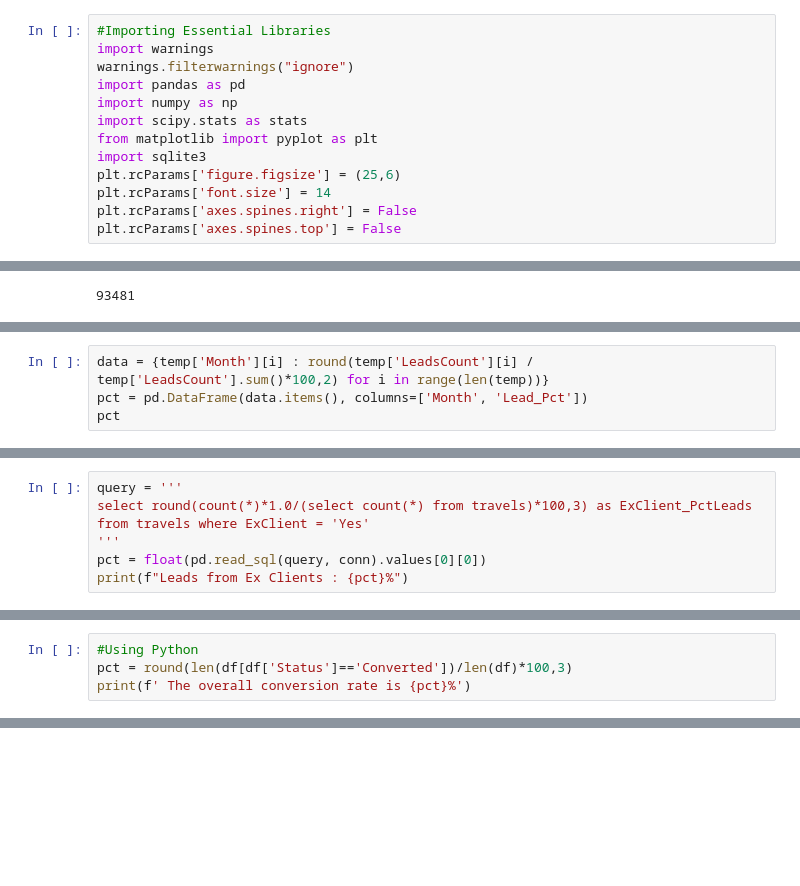
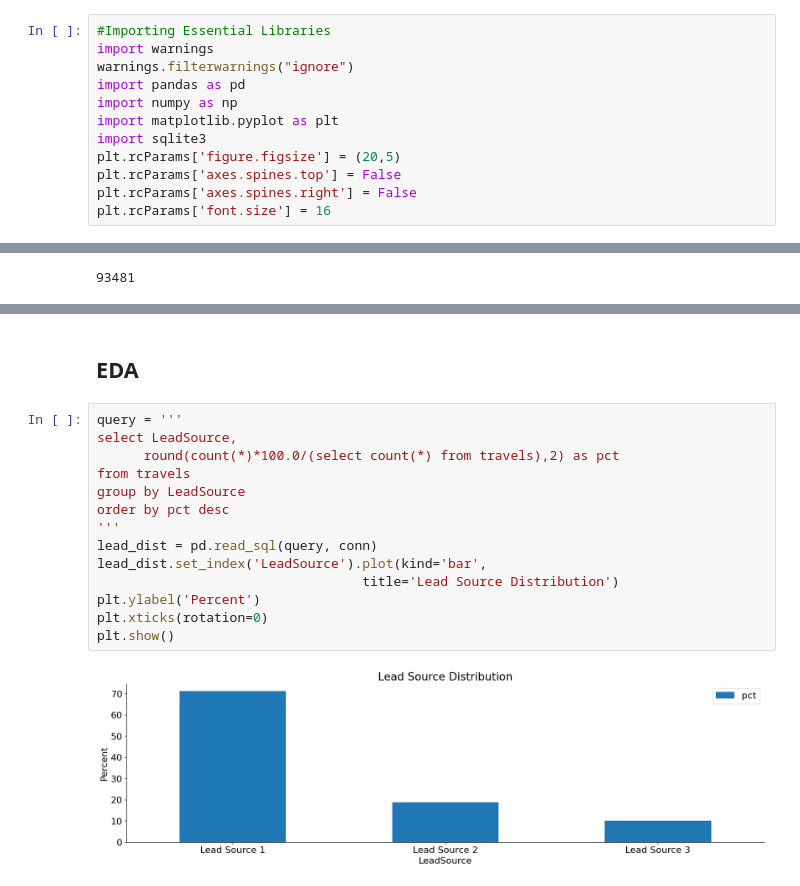
Before and after one commit to dakshbhatnagar/projects, a Jupyter notebook: sales_conversions/conversions.ipynb, the cells around one changed output, grey strips where cells are left out. Drawn from its saved outputs; the diff is of its cells as text; blank space fills up the shorter version.

```diff
--- a/sales_conversions/conversions.ipynb
+++ b/sales_conversions/conversions.ipynb
@@ -84,12 +57,11 @@ import warnings
 warnings.filterwarnings("ignore")
 import pandas as pd
 import numpy as np
-import scipy.stats as stats
-from matplotlib import pyplot as plt
+import matplotlib.pyplot as plt
 import sqlite3
-plt.rcParams['figure.figsize'] = (25,6)
-plt.rcParams['font.size'] = 14
+plt.rcParams['figure.figsize'] = (20,5)
+plt.rcParams['axes.spines.top'] = False
 plt.rcParams['axes.spines.right'] = False
-plt.rcParams['axes.spines.top'] = False
+plt.rcParams['font.size'] = 16
 # %%
 #reading the CSV
@@ -214,4 +135,0 @@ plt.show()
-# %%
-data = {temp['Month'][i] : round(temp['LeadsCount'][i] / temp['LeadsCount'].sum()*100,2) for i in range(len(temp))}
-pct = pd.DataFrame(data.items(), columns=['Month', 'Lead_Pct'])
-pct
@@ -457,7 +135,0 @@ temp
-# %%
-query = '''
-select round(count(*)*1.0/(select count(*) from travels)*100,3) as ExClient_PctLeads
-from travels where ExClient = 'Yes'
-'''
-pct = float(pd.read_sql(query, conn).values[0][0])
-print(f"Leads from Ex Clients : {pct}%")
@@ -470,4 +135,0 @@ Leads from Ex Clients : 3.658%
-# %%
-#Using Python
-pct = round(len(df[df['Status']=='Converted'])/len(df)*100,3)
-print(f' The overall conversion rate is {pct}%')
@@ -1008,0 +136,18 @@ In conclusion, these recommendations provide a strategic approach to optimizing
+# %% [markdown]
+## EDA
+# %%
+query = '''
+select LeadSource,
+      round(count(*)*100.0/(select count(*) from travels),2) as pct
+from travels
+group by LeadSource
+order by pct desc
+'''
+lead_dist = pd.read_sql(query, conn)
+lead_dist.set_index('LeadSource').plot(kind='bar',
+                                  title='Lead Source Distribution')
+plt.ylabel('Percent')
+plt.xticks(rotation=0)
+plt.show()
+# %% [output]
+[figure, added]
```
Also changed, not shown: parts of 136 cells of this notebook, 1 other file.
